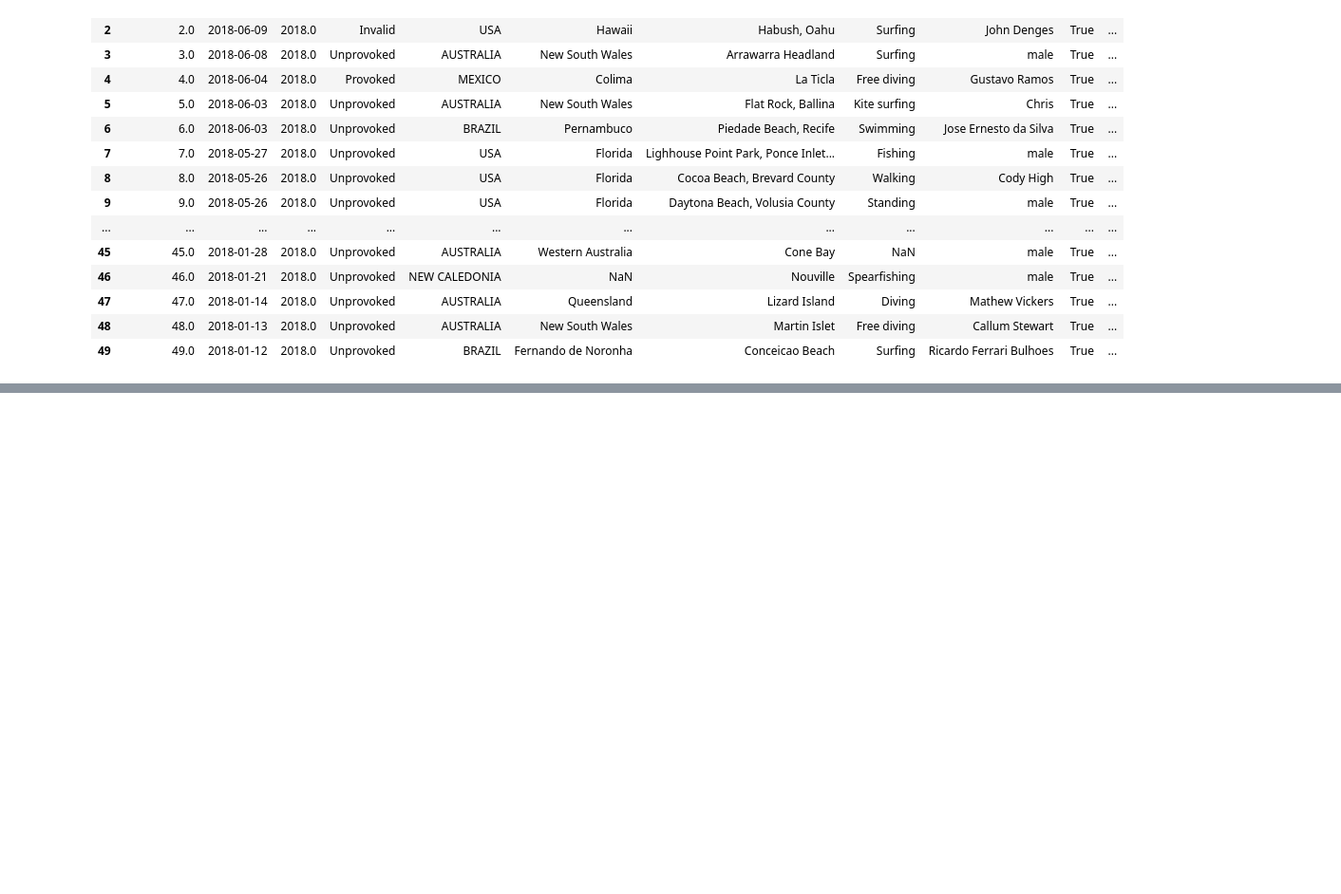
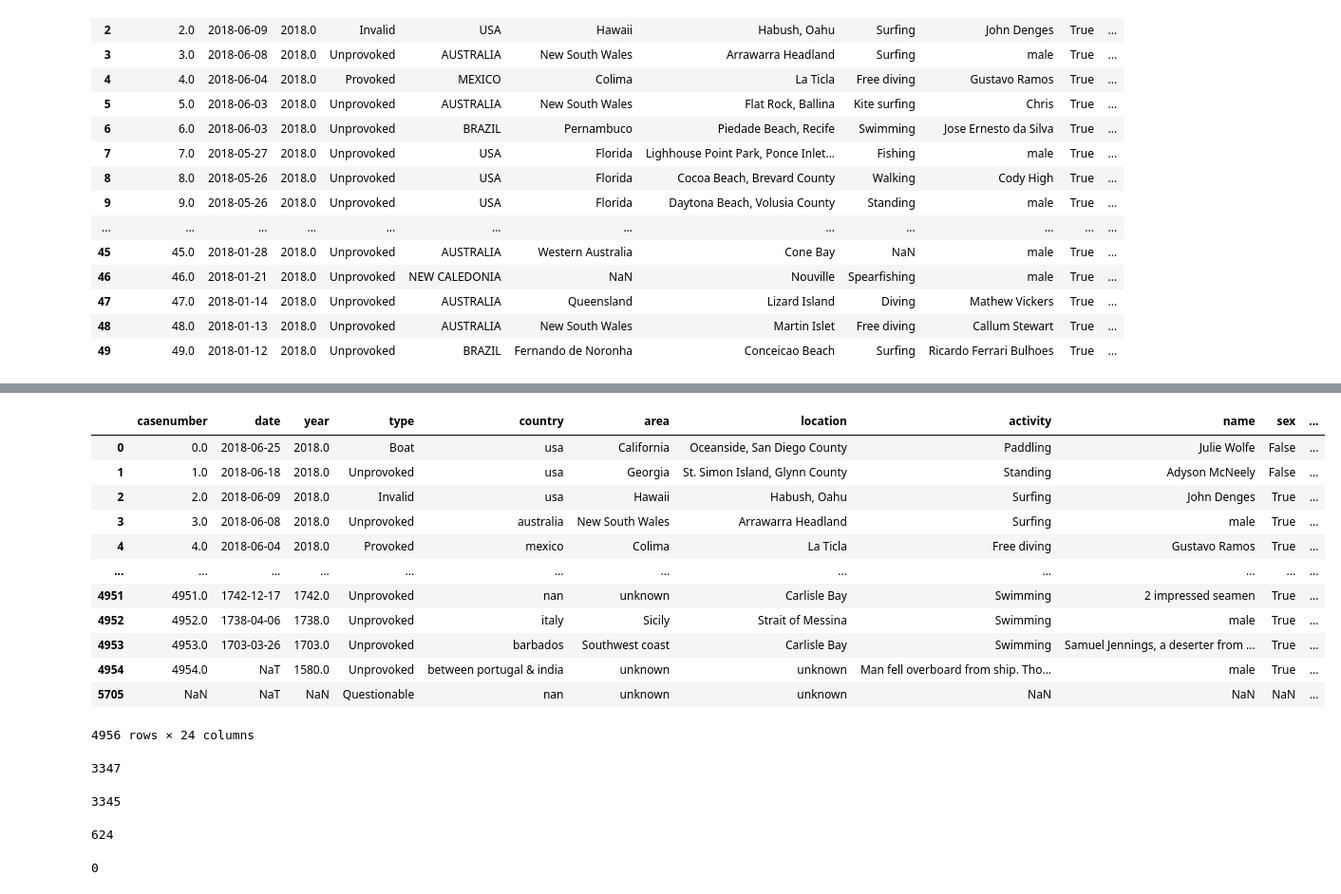
Before and after one commit to IbaiGallego/DataCleaning_SharkAttack, a Jupyter notebook: mycode/main.ipynb, the cells around one changed output, grey strips where cells are left out. Shown: that part at 95% size. Cells and saved outputs as stored; diff of their text form; code cells hidden in the pictures; blank space fills up the shorter version.

Commit message:
areas locations annd countries

```diff
--- a/mycode/main.ipynb
+++ b/mycode/main.ipynb
@@ -603,0 +618,11 @@ commit 7
+# %%
+def clean_country(x):
+    x = str(x)
+    pattern= re.findall(r'[a-zA-Z\(\)\-\?]+', x)
+    if x == 'Unknown':
+        return None
+    elif pattern:
+        return x.lower()
+jaws.country = jaws.country.apply(clean_country)
+jaws.country = jaws.country.str.replace(r'[(\)\-\?]+', '')
+len(jaws.country.unique())
@@ -603,0 +640,26 @@ commit 7
+# %%
+jaws.country = jaws.country.fillna('unknown')
+# %%
+jaws.location = jaws.location.fillna('unknown')
+# %%
+jaws.area = jaws.area.fillna('unknown')
+# %%
+jaws
+# %% [output]
+|  | casenumber | date | year | type | country | area | location | activity | name | sex | ... |
+| 0 | 0.0 | 2018-06-25 | 2018.0 | Boat | usa | California | Oceanside, San Diego County | Paddling | Julie Wolfe | False | ... |
+| 1 | 1.0 | 2018-06-18 | 2018.0 | Unprovoked | usa | Georgia | St. Simon Island, Glynn County | Standing | Adyson McNeely | False | ... |
+| 2 | 2.0 | 2018-06-09 | 2018.0 | Invalid | usa | Hawaii | Habush, Oahu | Surfing | John Denges | True | ... |
+| 3 | 3.0 | 2018-06-08 | 2018.0 | Unprovoked | australia | New South Wales | Arrawarra Headland | Surfing | male | True | ... |
+| 4 | 4.0 | 2018-06-04 | 2018.0 | Provoked | mexico | Colima | La Ticla | Free diving | Gustavo Ramos | True | ... |
+| ... | ... | ... | ... | ... | ... | ... | ... | ... | ... | ... | ... |
+| 4951 | 4951.0 | 1742-12-17 | 1742.0 | Unprovoked | nan | unknown | Carlisle Bay | Swimming | 2 impressed seamen | True | ... |
+| 4952 | 4952.0 | 1738-04-06 | 1738.0 | Unprovoked | italy | Sicily | Strait of Messina | Swimming | male | True | ... |
+| 4953 | 4953.0 | 1703-03-26 | 1703.0 | Unprovoked | barbados | Southwest coast | Carlisle Bay | Swimming | Samuel Jennings, a deserter from ... | True | ... |
+| 4954 | 4954.0 | NaT | 1580.0 | Unprovoked | between portugal & india | unknown | unknown | Man fell overboard from ship. Tho... | male | True | ... |
+| 5705 | NaN | NaT | NaN | Questionable | nan | unknown | unknown | NaN | NaN | NaN | ... |
+4956 rows × 24 columns
+# %%
+len(jaws.location.unique())
+# %% [output]
+3347
@@ -603,0 +669,12 @@ commit 7
+# %%
+len(jaws.location.unique())
+# %% [output]
+3345
+# %%
+len(jaws.area.unique())
+# %% [output]
+624
+# %%
+jaws.location.isna().sum()
+# %% [output]
+0
```
Also changed, not shown: parts of 16 cells of this notebook.
